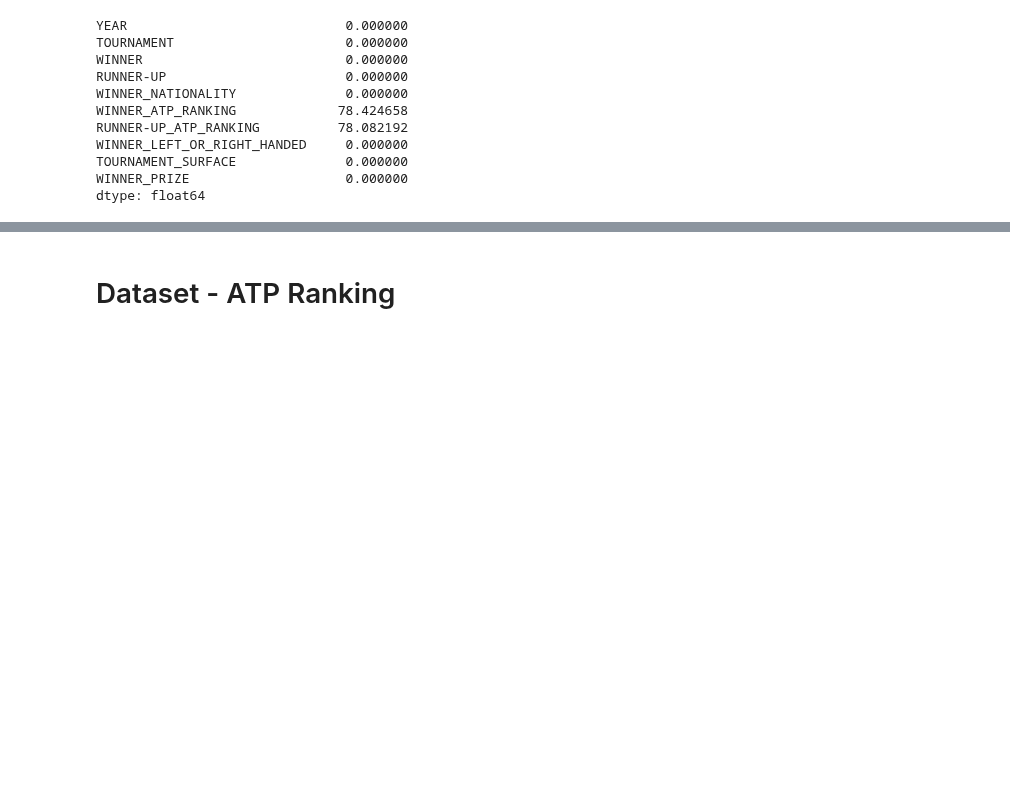
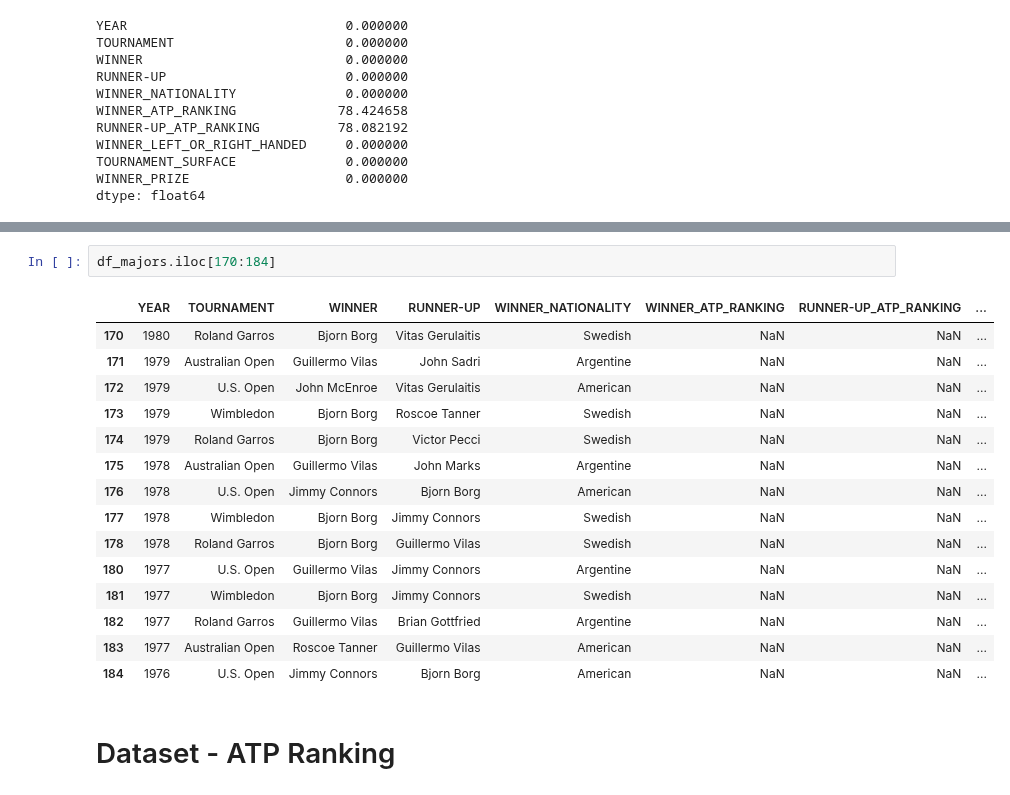
Before and after one commit to Lokhy87/EDA_entrega, a Jupyter notebook: Limpieza.ipynb, the cells around one changed output, grey strips where cells are left out. Cells and saved outputs as stored; diff of their text form; blank space fills up the shorter version.

```diff
--- a/Limpieza.ipynb
+++ b/Limpieza.ipynb
@@ -245,3 +239,21 @@ df_majors[df_majors['YEAR'] == 1973]
+# %%
+df_majors.iloc[170:184]
+# %% [output]
+|  | YEAR | TOURNAMENT | WINNER | RUNNER-UP | WINNER_NATIONALITY | WINNER_ATP_RANKING | RUNNER-UP_ATP_RANKING | ... |
+| 170 | 1980 | Roland Garros | Bjorn Borg | Vitas Gerulaitis | Swedish | NaN | NaN | ... |
+| 171 | 1979 | Australian Open | Guillermo Vilas | John Sadri | Argentine | NaN | NaN | ... |
+| 172 | 1979 | U.S. Open | John McEnroe | Vitas Gerulaitis | American | NaN | NaN | ... |
+| 173 | 1979 | Wimbledon | Bjorn Borg | Roscoe Tanner | Swedish | NaN | NaN | ... |
+| 174 | 1979 | Roland Garros | Bjorn Borg | Victor Pecci | Swedish | NaN | NaN | ... |
+| 175 | 1978 | Australian Open | Guillermo Vilas | John Marks | Argentine | NaN | NaN | ... |
+| 176 | 1978 | U.S. Open | Jimmy Connors | Bjorn Borg | American | NaN | NaN | ... |
+| 177 | 1978 | Wimbledon | Bjorn Borg | Jimmy Connors | Swedish | NaN | NaN | ... |
+| 178 | 1978 | Roland Garros | Bjorn Borg | Guillermo Vilas | Swedish | NaN | NaN | ... |
+| 180 | 1977 | U.S. Open | Guillermo Vilas | Jimmy Connors | Argentine | NaN | NaN | ... |
+| 181 | 1977 | Wimbledon | Bjorn Borg | Jimmy Connors | Swedish | NaN | NaN | ... |
+| 182 | 1977 | Roland Garros | Guillermo Vilas | Brian Gottfried | Argentine | NaN | NaN | ... |
+| 183 | 1977 | Australian Open | Roscoe Tanner | Guillermo Vilas | American | NaN | NaN | ... |
+| 184 | 1976 | U.S. Open | Jimmy Connors | Bjorn Borg | American | NaN | NaN | ... |
 # %% [markdown]
 # Dataset - ATP Ranking
 # %%
```
Also changed, not shown: parts of 7 cells of this notebook.
